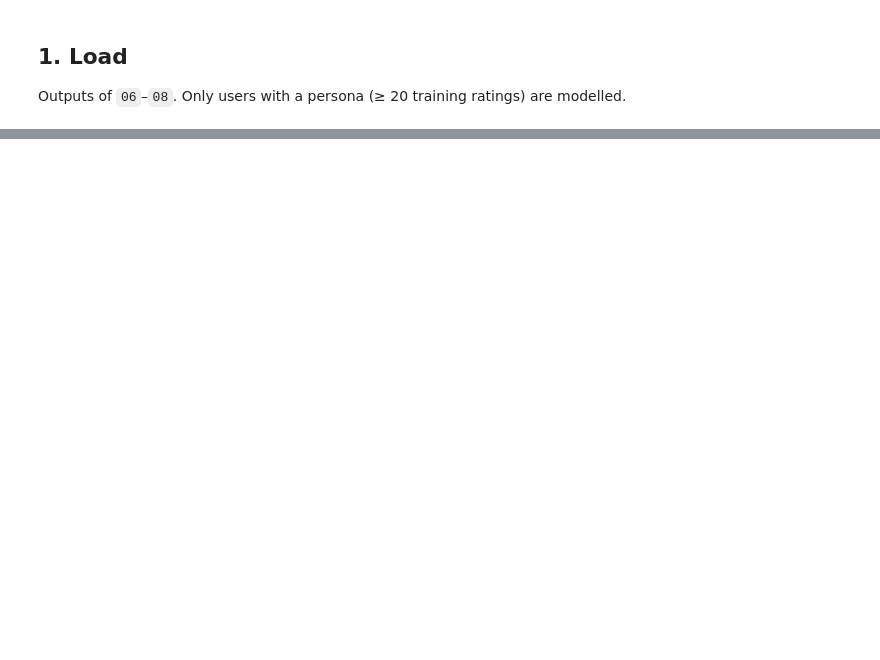
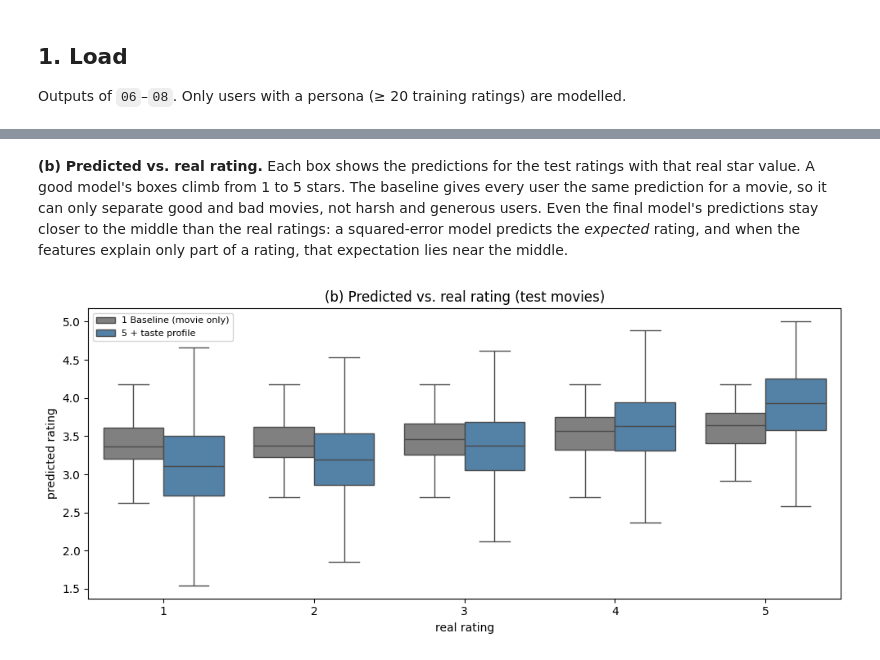
Before and after one commit to ReviBa/applied-DS-project, a Jupyter notebook: notebooks/09_rating_model.ipynb, the cells around one changed output, grey strips where cells are left out. Saved outputs shown, nothing was run; the diff lists cells and outputs as text; code cells hidden in the pictures; blank space fills up the shorter version.

```diff
--- a/notebooks/09_rating_model.ipynb
+++ b/notebooks/09_rating_model.ipynb
@@ -581,0 +359,13 @@ plt.show()
+# %%
+taste_alone = {
+    "movie + persona label": MOVIE_COLS + LABEL_COLS,
+    "movie + persona distances": MOVIE_COLS + DIST_COLS,
+    "movie + taste profile": MOVIE_COLS + TASTE_COLS,
+}
+alone = {BASE: scores.loc[BASE, "RMSE"]}
+for name, cols in taste_alone.items():
+    alone[name] = rmse(y_test, predict(fit(cols, X_fit, y_fit, BEST_LEAVES), X["test"], cols))
+alone = pd.Series(alone, name="test RMSE").to_frame()
+alone["gain vs baseline (%)"] = 100 * (1 - alone["test RMSE"] / alone.loc[BASE, "test RMSE"])
+del X_fit
+alone.round(4)
@@ -581,0 +378,16 @@ plt.show()
+# %% [markdown]
+**(b) Predicted vs. real rating.** Each box shows the predictions for the test ratings with that real star value. A good model's boxes climb from 1 to 5 stars. The baseline gives every user the same prediction for a movie, so it can only separate good and bad movies, not harsh and generous users. Even the final model's predictions stay closer to the middle than the real ratings: a squared-error model predicts the *expected* rating, and when the features explain only part of a rating, that expectation lies near the middle.
+# %%
+box = pd.concat([
+    pd.DataFrame({"real rating": y_test.astype(int), "predicted rating": pred[name], "model": name})
+    for name in [BASE, FINAL]
+])
+fig, ax = plt.subplots(figsize=(10, 4.5))
+sns.boxplot(data=box, x="real rating", y="predicted rating", hue="model", showfliers=False,
+            palette=["gray", "steelblue"], ax=ax)
+ax.set_title("(b) Predicted vs. real rating (test movies)")
+ax.legend(fontsize=8)
+fig.tight_layout()
+plt.show()
+# %% [output]
+[figure, added]
```
Also changed, not shown: parts of 47 cells of this notebook.
